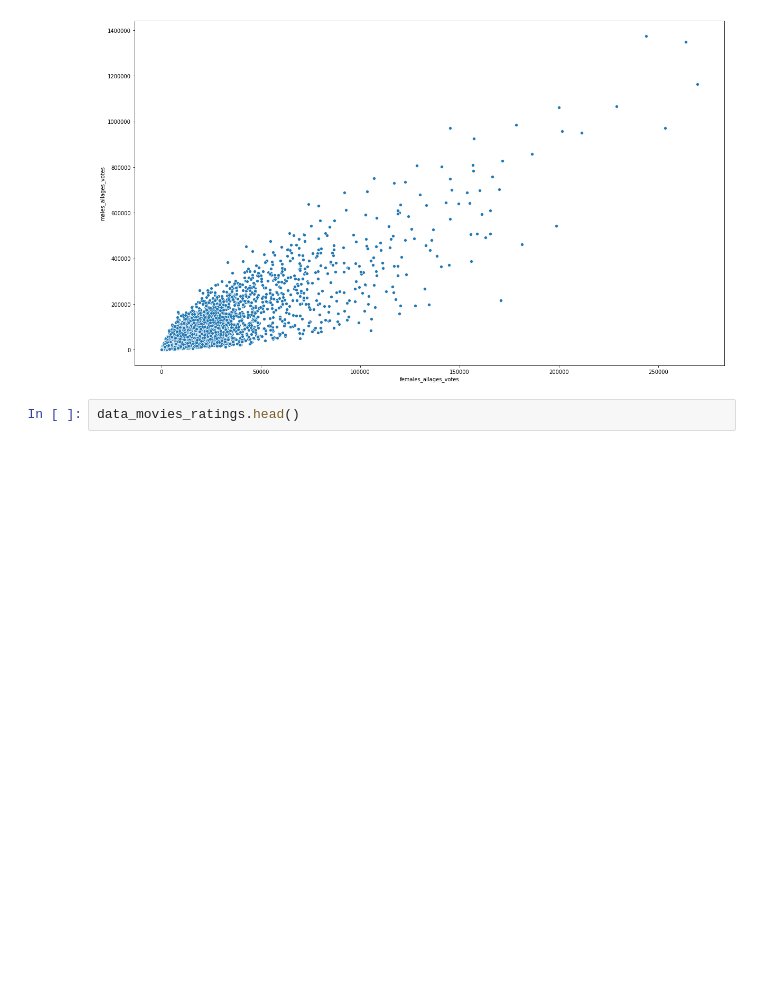
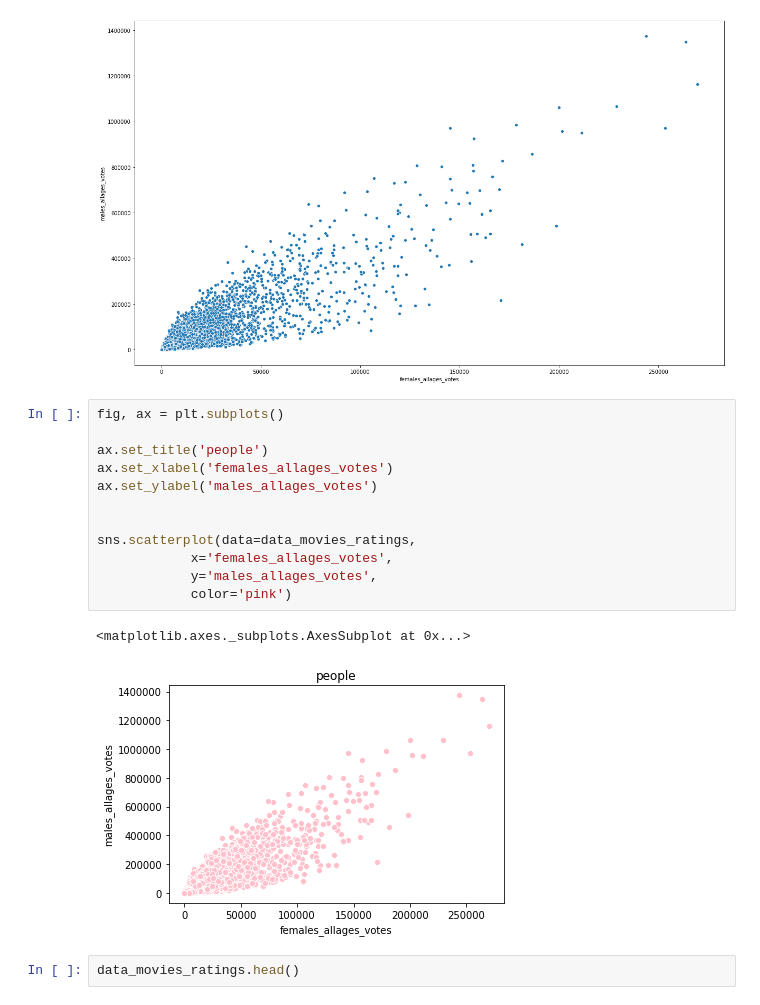
Before and after one commit to ironhack-datalabs/data-ber-06-20, a Jupyter notebook: IMDB_Project_June6th/Project_IMDB_June6th_2nd_Attempt_Movies.ipynb, the cells around one changed output. Drawn from its saved outputs; the diff is of its cells as text; blank space fills up the shorter version.

```diff
--- a/IMDB_Project_June6th/Project_IMDB_June6th_2nd_Attempt_Movies.ipynb
+++ b/IMDB_Project_June6th/Project_IMDB_June6th_2nd_Attempt_Movies.ipynb
@@ -113,6 +116,21 @@ sns.scatterplot(data=data_movies_ratings,
 # %% [output]
 <matplotlib.axes._subplots.AxesSubplot at 0x...>
 [figure]
+# %%
+fig, ax = plt.subplots()
+
+ax.set_title('people')
+ax.set_xlabel('females_allages_votes')
+ax.set_ylabel('males_allages_votes')
+
+
+sns.scatterplot(data=data_movies_ratings,
+            x='females_allages_votes',
+            y='males_allages_votes',
+            color='pink')
+# %% [output]
+<matplotlib.axes._subplots.AxesSubplot at 0x...>
+[figure, added]
 # %%
 data_movies_ratings.head()
 # %% [output]
```
Also changed, not shown: parts of 22 cells of this notebook.
